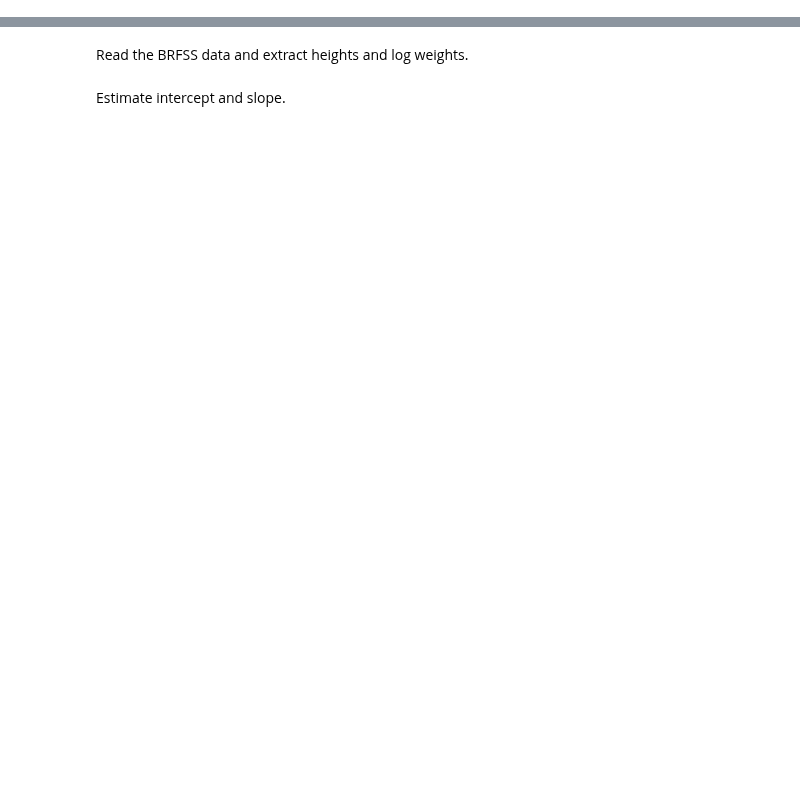
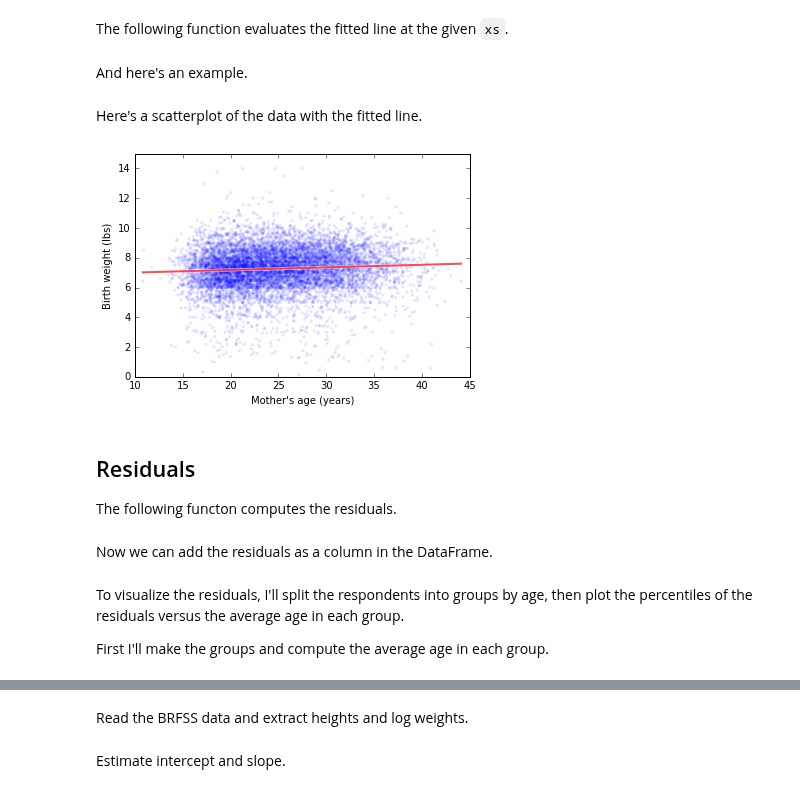
Before and after one commit to AllenDowney/ThinkStats2, a Jupyter notebook: code/chap10soln.ipynb, the cells around one changed output, grey strips where cells are left out. Cells and saved outputs as stored; diff of their text form; code cells hidden in the pictures; blank space fills up the shorter version.

```diff
--- a/code/chap10soln.ipynb
+++ b/code/chap10soln.ipynb
@@ -0,0 +32,11 @@
+# %%
+from thinkstats2 import Mean, MeanVar, Var, Std, Cov
+
+def LeastSquares(xs, ys):
+    meanx, varx = MeanVar(xs)
+    meany = Mean(ys)
+
+    slope = Cov(xs, ys, meanx, meany) / varx
+    inter = meany - slope * meanx
+
+    return inter, slope
@@ -0,0 +45,3 @@
+# %%
+inter, slope = LeastSquares(ages, weights)
+inter, slope
@@ -0,0 +62,27 @@
+# %% [markdown]
+The following function evaluates the fitted line at the given `xs`.
+# %%
+def FitLine(xs, inter, slope):
+    fit_xs = np.sort(xs)
+    fit_ys = inter + slope * fit_xs
+    return fit_xs, fit_ys
+# %% [markdown]
+And here's an example.
+# %%
+fit_xs, fit_ys = FitLine(ages, inter, slope)
+# %% [markdown]
+Here's a scatterplot of the data with the fitted line.
+# %%
+thinkplot.Scatter(ages, weights, color='blue', alpha=0.1, s=10)
+thinkplot.Plot(fit_xs, fit_ys, color='white', linewidth=3)
+thinkplot.Plot(fit_xs, fit_ys, color='red', linewidth=2)
+thinkplot.Config(xlabel="Mother's age (years)",
+                 ylabel='Birth weight (lbs)',
+                 axis=[10, 45, 0, 15],
+                 legend=False)
+# %% [output]
+[figure, added]
+# %% [markdown]
+## Residuals
+
+The following functon computes the residuals.
@@ -0,0 +95,2 @@
+# %% [markdown]
+Now we can add the residuals as a column in the DataFrame.
@@ -0,0 +99,4 @@
+# %% [markdown]
+To visualize the residuals, I'll split the respondents into groups by age, then plot the percentiles of the residuals versus the average age in each group.
+
+First I'll make the groups and compute the average age in each group.
```
Also changed, not shown: parts of 102 cells of this notebook, 1 other file.
